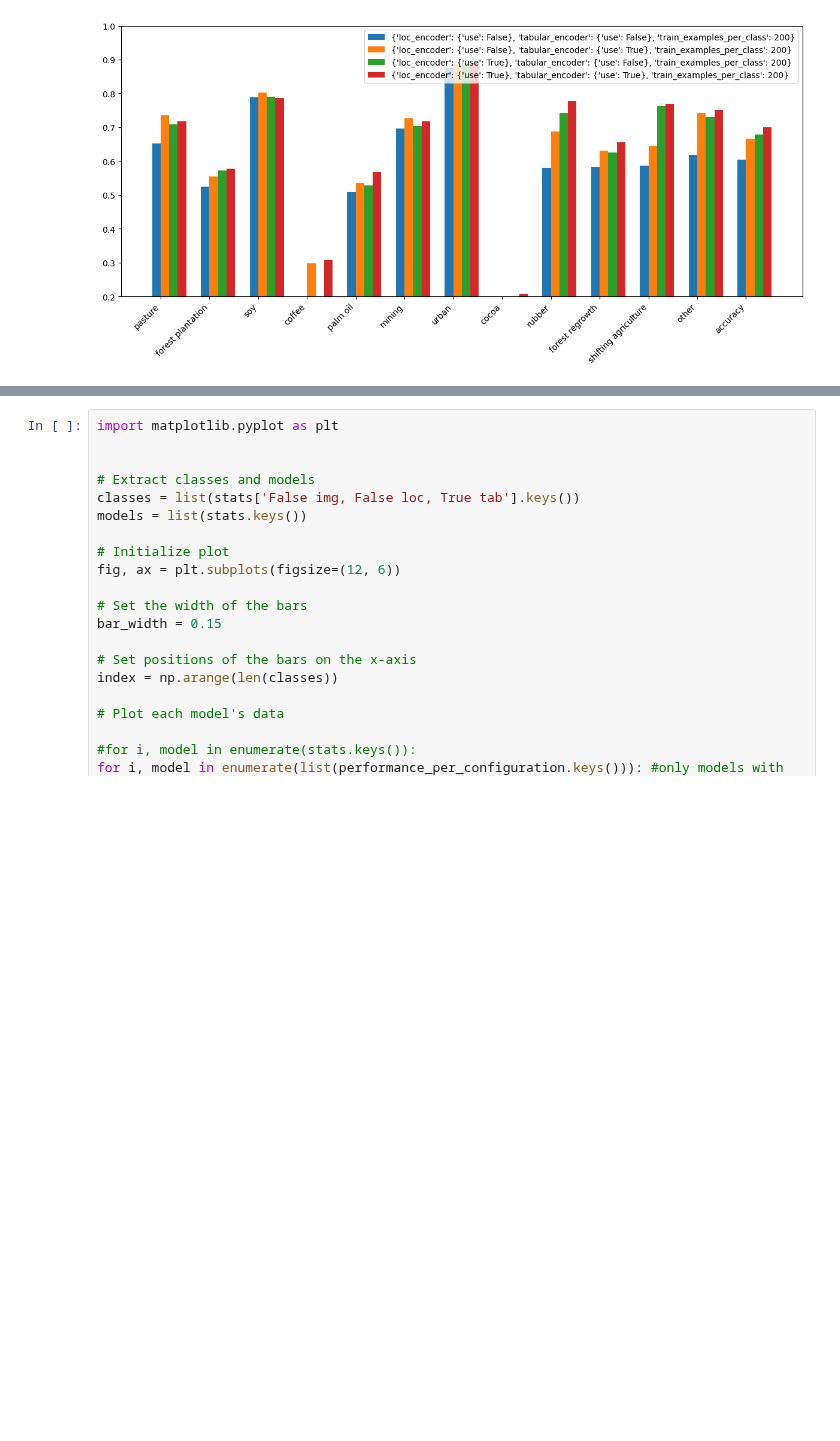
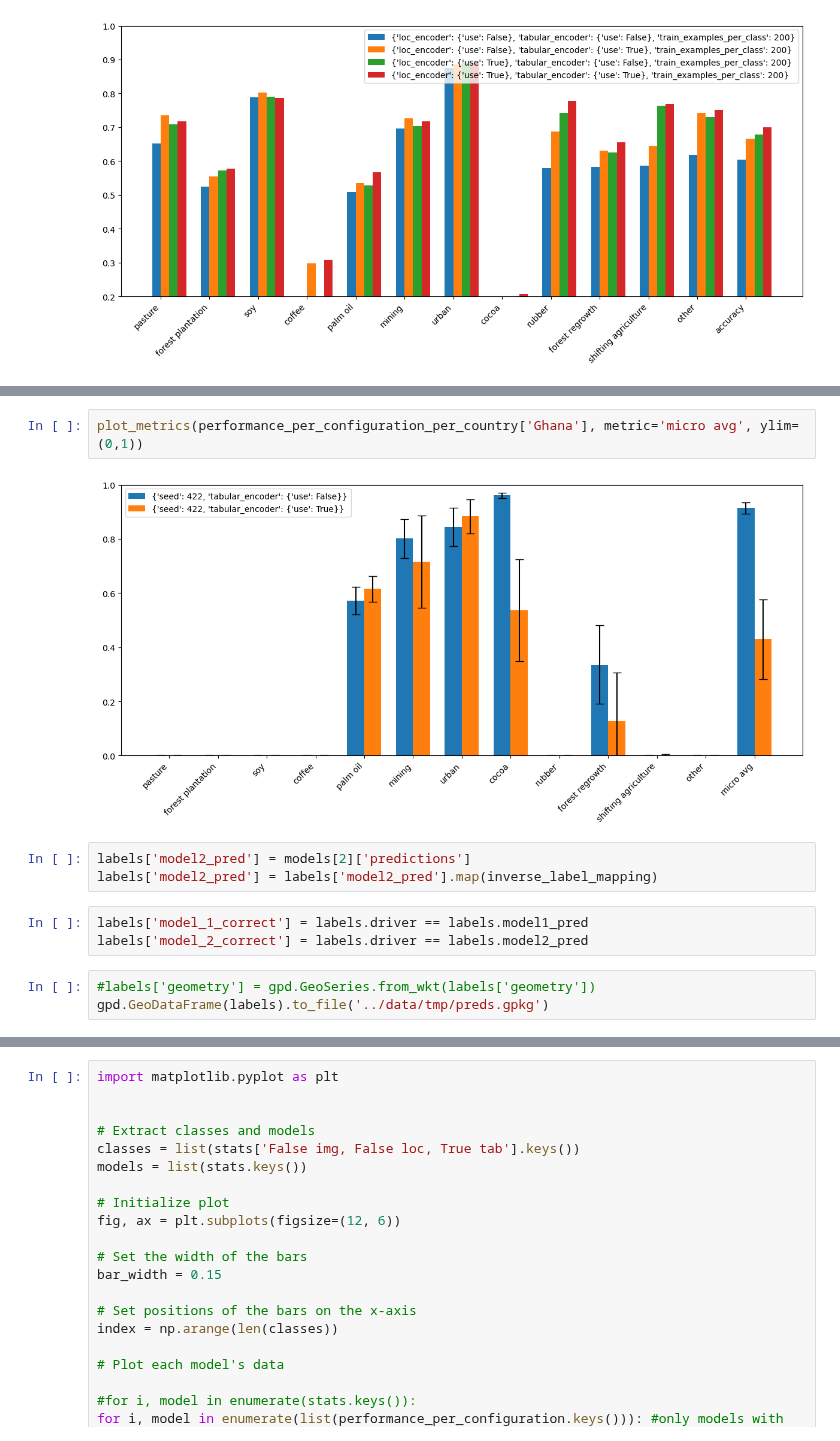
Before and after one commit to janpisl/location-encoding, a Jupyter notebook: notebooks/wandb-eval-on-test.ipynb, the cells around one changed output, grey strips where cells are left out. Drawn from its saved outputs; the diff is of its cells as text; blank space fills up the shorter version.

```diff
--- a/notebooks/wandb-eval-on-test.ipynb
+++ b/notebooks/wandb-eval-on-test.ipynb
@@ -344,0 +442,13 @@ plot_metrics(models_200_per_class)
+# %%
+plot_metrics(performance_per_configuration_per_country['Ghana'], metric='micro avg', ylim=(0,1))
+# %% [output]
+[figure, added]
+# %%
+labels['model2_pred'] = models[2]['predictions']
+labels['model2_pred'] = labels['model2_pred'].map(inverse_label_mapping)
+# %%
+labels['model_1_correct'] = labels.driver == labels.model1_pred
+labels['model_2_correct'] = labels.driver == labels.model2_pred
+# %%
+#labels['geometry'] = gpd.GeoSeries.from_wkt(labels['geometry'])
+gpd.GeoDataFrame(labels).to_file('../data/tmp/preds.gpkg')
```
Also changed, not shown: parts of 31 cells of this notebook, 9 other files.
